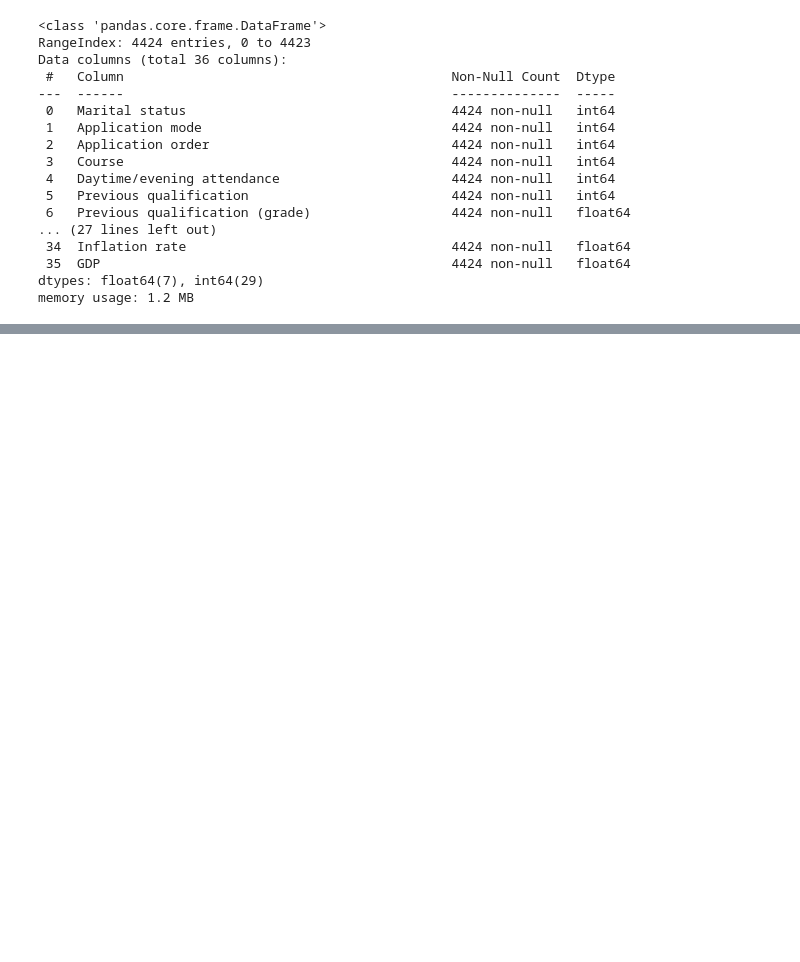
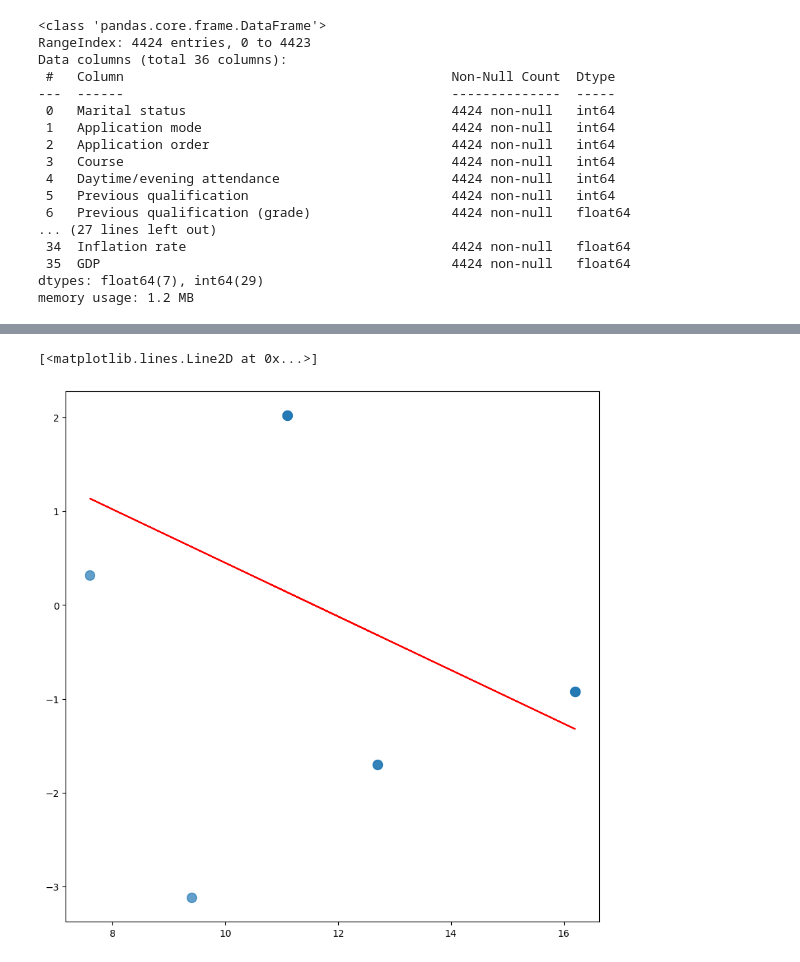
Before and after one commit to miloszczapla/studetns-graduation, a Jupyter notebook: student_grad.ipynb, the cells around one changed output, grey strips where cells are left out. Saved outputs shown, nothing was run; the diff lists cells and outputs as text; code cells hidden in the pictures; blank space fills up the shorter version.

```diff
--- a/student_grad.ipynb
+++ b/student_grad.ipynb
@@ -94,0 +120,9 @@ df_graduation_Students.select_dtypes(include=['int64', 'float64']).corr()
+# %%
+fig, ax = plt.subplots(figsize=(10, 10))
+plt.scatter( df_graduation_Students['Unemployment rate'],df_graduation_Students['GDP'], s=100, alpha=0.7 )
+
+a, x = np.polyfit(df_graduation_Students['Unemployment rate'],df_graduation_Students['GDP'], 1)
+plt.plot(df_graduation_Students['Unemployment rate'], a*df_graduation_Students['Unemployment rate']+x, color='red')
+# %% [output]
+[<matplotlib.lines.Line2D at 0x...>]
+[figure, added]
```
Also changed, not shown: parts of 10 cells of this notebook.
